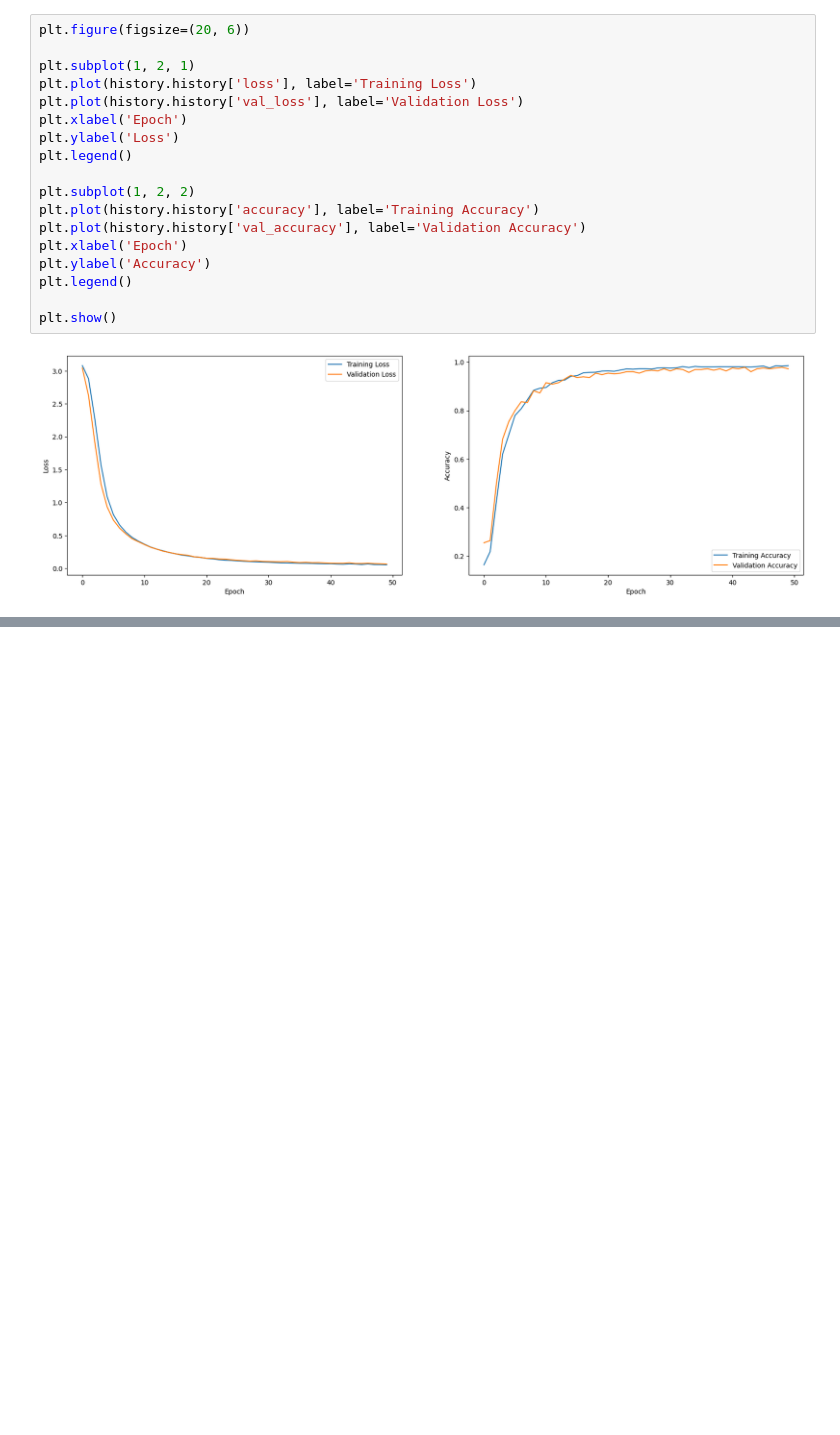
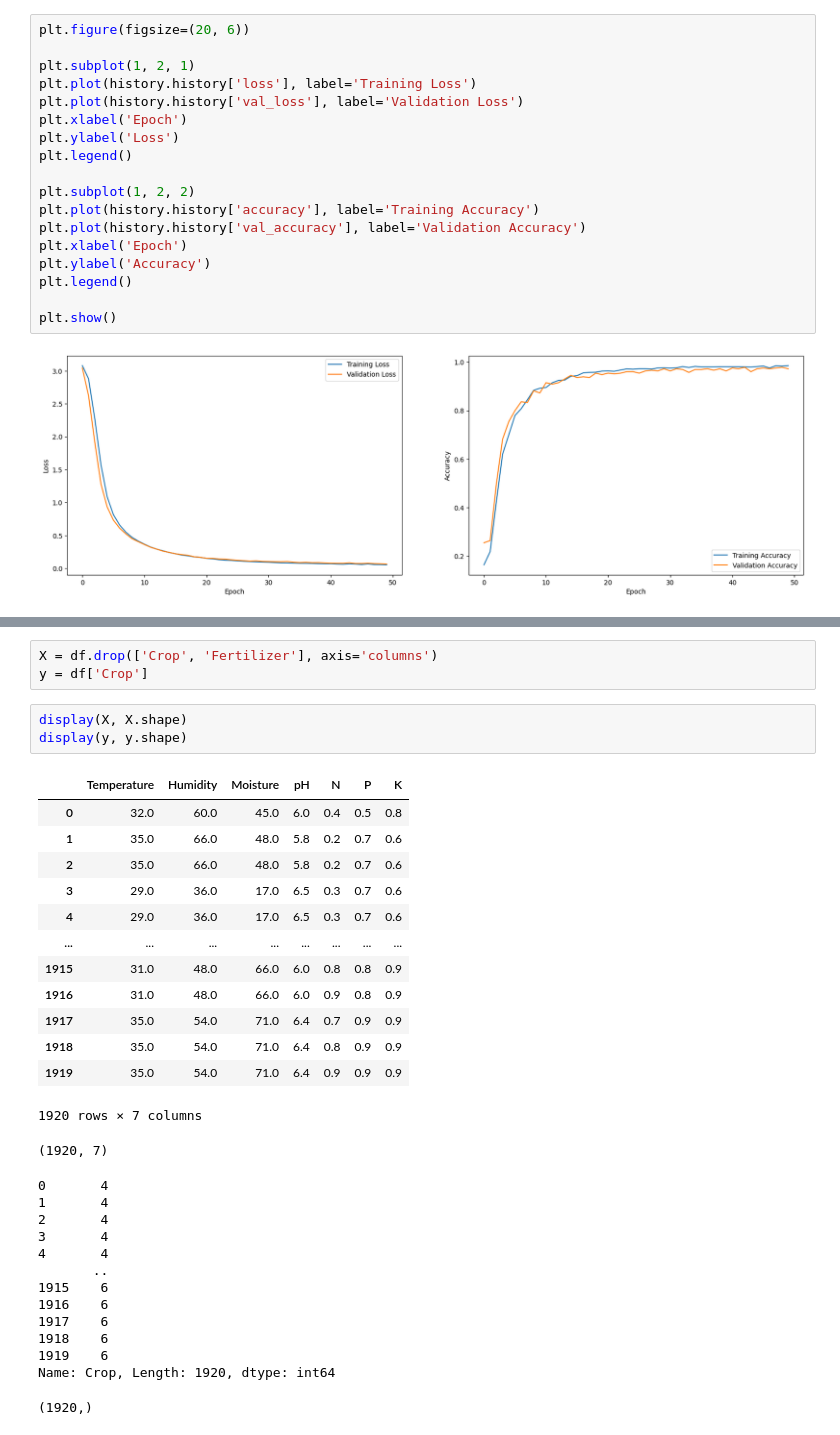
Before and after one commit to nishanthdmello/AI-Based-Agriculture, a Jupyter notebook: crop_recommendation.ipynb, the cells around one changed output, grey strips where cells are left out. Drawn from its saved outputs; the diff is of its cells as text; blank space fills up the shorter version.

```diff
--- a/crop_recommendation.ipynb
+++ b/crop_recommendation.ipynb
@@ -128,0 +172,34 @@ plt.show()
+# %%
+X = df.drop(['Crop', 'Fertilizer'], axis='columns')
+y = df['Crop']
+# %%
+display(X, X.shape)
+display(y, y.shape)
+# %% [output]
+|  | Temperature | Humidity | Moisture | pH | N | P | K |
+| 0 | 32.0 | 60.0 | 45.0 | 6.0 | 0.4 | 0.5 | 0.8 |
+| 1 | 35.0 | 66.0 | 48.0 | 5.8 | 0.2 | 0.7 | 0.6 |
+| 2 | 35.0 | 66.0 | 48.0 | 5.8 | 0.2 | 0.7 | 0.6 |
+| 3 | 29.0 | 36.0 | 17.0 | 6.5 | 0.3 | 0.7 | 0.6 |
+| 4 | 29.0 | 36.0 | 17.0 | 6.5 | 0.3 | 0.7 | 0.6 |
+| ... | ... | ... | ... | ... | ... | ... | ... |
+| 1915 | 31.0 | 48.0 | 66.0 | 6.0 | 0.8 | 0.8 | 0.9 |
+| 1916 | 31.0 | 48.0 | 66.0 | 6.0 | 0.9 | 0.8 | 0.9 |
+| 1917 | 35.0 | 54.0 | 71.0 | 6.4 | 0.7 | 0.9 | 0.9 |
+| 1918 | 35.0 | 54.0 | 71.0 | 6.4 | 0.8 | 0.9 | 0.9 |
+| 1919 | 35.0 | 54.0 | 71.0 | 6.4 | 0.9 | 0.9 | 0.9 |
+1920 rows × 7 columns
+(1920, 7)
+0       4
+1       4
+2       4
+3       4
+4       4
+       ..
+1915    6
+1916    6
+1917    6
+1918    6
+1919    6
+Name: Crop, Length: 1920, dtype: int64
+(1920,)
```
Also changed, not shown: parts of 11 cells of this notebook, 4 other files.
